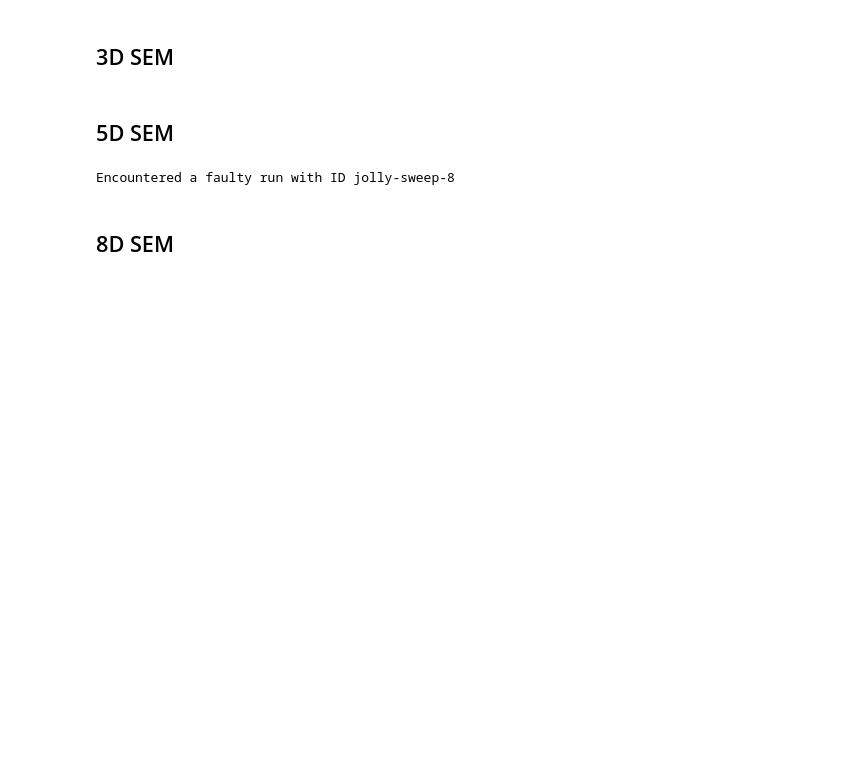
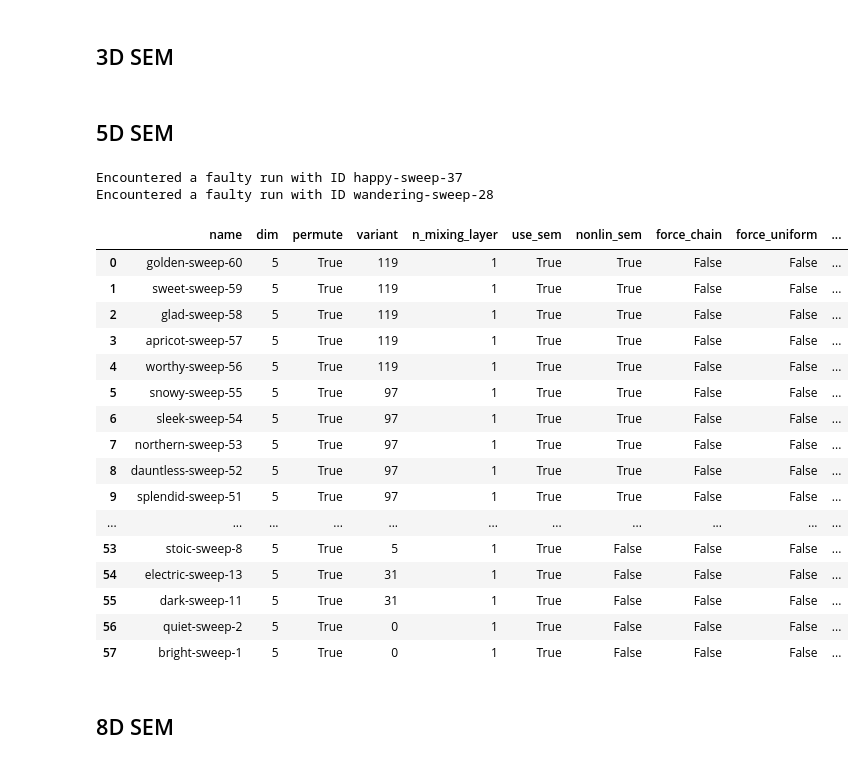
Before and after one commit to rpatrik96/nl-causal-representations, a Jupyter notebook: notebooks/synth_plots.ipynb, the cells around one changed output. Cells and saved outputs as stored; diff of their text form; code cells hidden in the pictures; blank space fills up the shorter version.

Commit message:
loading different sweep for 5D

```diff
--- a/notebooks/synth_plots.ipynb
+++ b/notebooks/synth_plots.ipynb
@@ -62,12 +62,33 @@ df3d, (true_unmix_jacobians3d, est_unmix_jacobians3d, permute_indices3d) = sweep
 # %% [markdown]
 ## 5D SEM
 # %%
-SWEEP_ID = "f5nxtdxz" #"h6y1gkvo"#"3ldi48id"
+SWEEP_ID = "h6y1gkvo"#"f5nxtdxz" #"h6y1gkvo"#"3ldi48id"
 sweep = api.sweep(f"{ENTITY}/{PROJECT}/{SWEEP_ID}")
 filename = f"sem_5d_sweep_{SWEEP_ID}"
 df5d, (true_unmix_jacobians5d, est_unmix_jacobians5d, permute_indices5d) = sweep2df(sweep.runs, filename, save=True, load=True)
 # %% [output]
-Encountered a faulty run with ID jolly-sweep-8
+Encountered a faulty run with ID happy-sweep-37
+Encountered a faulty run with ID wandering-sweep-28
+# %%
+df5d
+# %% [output]
+|  | name | dim | permute | variant | n_mixing_layer | use_sem | nonlin_sem | force_chain | force_uniform | ... |
+| 0 | golden-sweep-60 | 5 | True | 119 | 1 | True | True | False | False | ... |
+| 1 | sweet-sweep-59 | 5 | True | 119 | 1 | True | True | False | False | ... |
+| 2 | glad-sweep-58 | 5 | True | 119 | 1 | True | True | False | False | ... |
+| 3 | apricot-sweep-57 | 5 | True | 119 | 1 | True | True | False | False | ... |
+| 4 | worthy-sweep-56 | 5 | True | 119 | 1 | True | True | False | False | ... |
+| 5 | snowy-sweep-55 | 5 | True | 97 | 1 | True | True | False | False | ... |
+| 6 | sleek-sweep-54 | 5 | True | 97 | 1 | True | True | False | False | ... |
+| 7 | northern-sweep-53 | 5 | True | 97 | 1 | True | True | False | False | ... |
+| 8 | dauntless-sweep-52 | 5 | True | 97 | 1 | True | True | False | False | ... |
+| 9 | splendid-sweep-51 | 5 | True | 97 | 1 | True | True | False | False | ... |
+| ... | ... | ... | ... | ... | ... | ... | ... | ... | ... | ... |
+| 53 | stoic-sweep-8 | 5 | True | 5 | 1 | True | False | False | False | ... |
+| 54 | electric-sweep-13 | 5 | True | 31 | 1 | True | False | False | False | ... |
+| 55 | dark-sweep-11 | 5 | True | 31 | 1 | True | False | False | False | ... |
+| 56 | quiet-sweep-2 | 5 | True | 0 | 1 | True | False | False | False | ... |
+| 57 | bright-sweep-1 | 5 | True | 0 | 1 | True | False | False | False | ... |
 # %% [markdown]
 ## 8D SEM
 # %%
```
Also changed, not shown: parts of 3 cells of this notebook.
